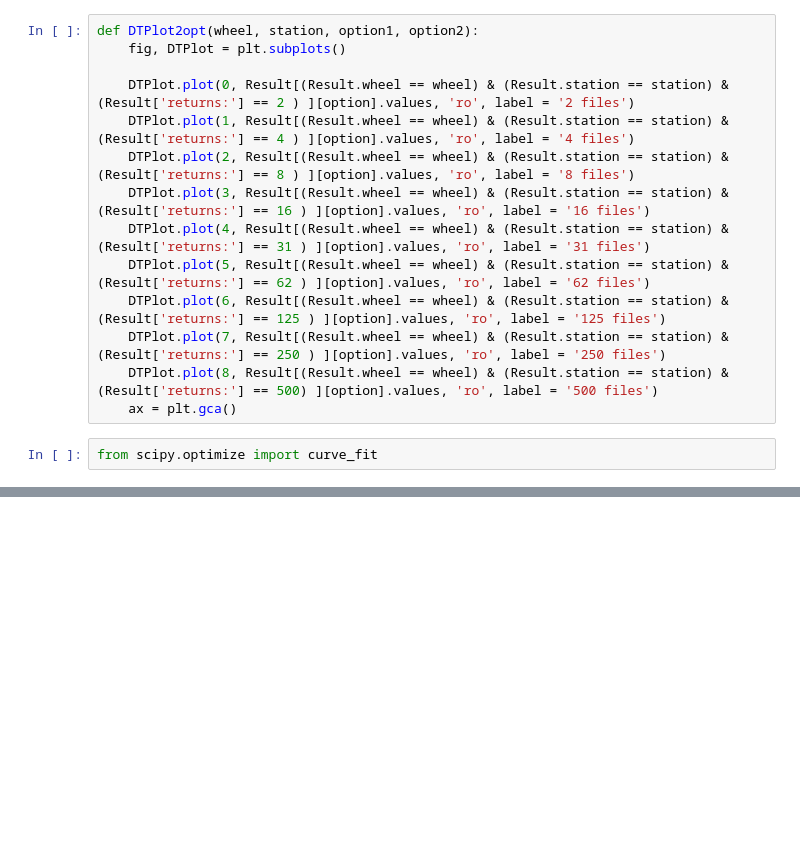
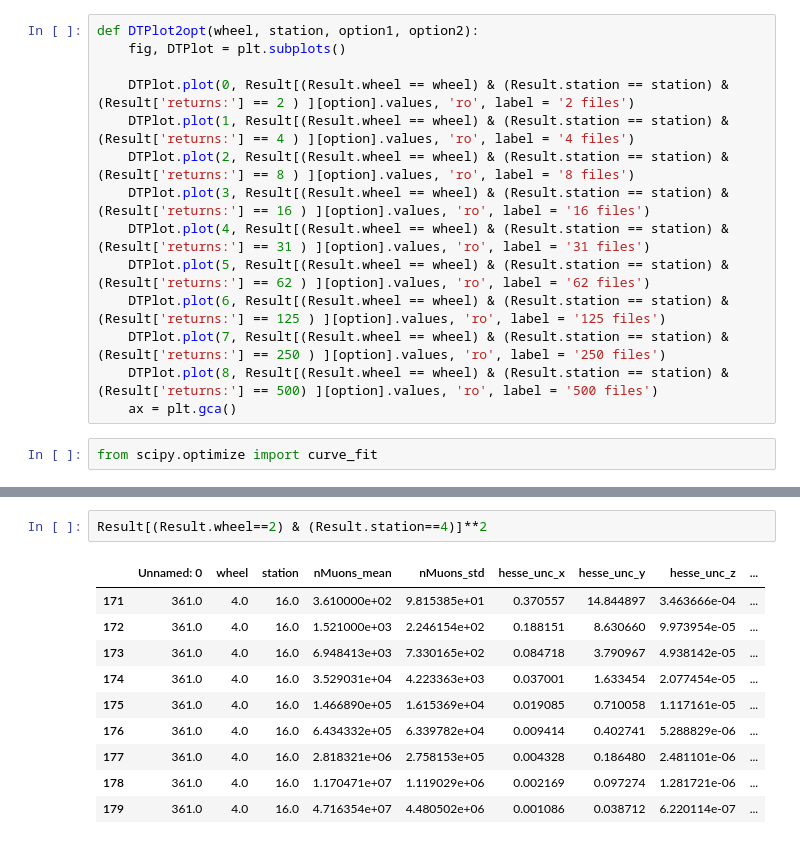
Before and after one commit to rymuelle/cern.cms.uncertainty_study_tools, a Jupyter notebook: dt_uncertainty.ipynb, the cells around one changed output, grey strips where cells are left out. Cells and saved outputs as stored; diff of their text form; blank space fills up the shorter version.

```diff
--- a/dt_uncertainty.ipynb
+++ b/dt_uncertainty.ipynb
@@ -179,0 +232,13 @@ a: -2.923896342987331 b: 3.433014101631548e-06
+# %%
+Result[(Result.wheel==2) & (Result.station==4)]**2
+# %% [output]
+|  | Unnamed: 0 | wheel | station | nMuons_mean | nMuons_std | hesse_unc_x | hesse_unc_y | hesse_unc_z | ... |
+| 171 | 361.0 | 4.0 | 16.0 | 3.610000e+02 | 9.815385e+01 | 0.370557 | 14.844897 | 3.463666e-04 | ... |
+| 172 | 361.0 | 4.0 | 16.0 | 1.521000e+03 | 2.246154e+02 | 0.188151 | 8.630660 | 9.973954e-05 | ... |
+| 173 | 361.0 | 4.0 | 16.0 | 6.948413e+03 | 7.330165e+02 | 0.084718 | 3.790967 | 4.938142e-05 | ... |
+| 174 | 361.0 | 4.0 | 16.0 | 3.529031e+04 | 4.223363e+03 | 0.037001 | 1.633454 | 2.077454e-05 | ... |
+| 175 | 361.0 | 4.0 | 16.0 | 1.466890e+05 | 1.615369e+04 | 0.019085 | 0.710058 | 1.117161e-05 | ... |
+| 176 | 361.0 | 4.0 | 16.0 | 6.434332e+05 | 6.339782e+04 | 0.009414 | 0.402741 | 5.288829e-06 | ... |
+| 177 | 361.0 | 4.0 | 16.0 | 2.818321e+06 | 2.758153e+05 | 0.004328 | 0.186480 | 2.481101e-06 | ... |
+| 178 | 361.0 | 4.0 | 16.0 | 1.170471e+07 | 1.119029e+06 | 0.002169 | 0.097274 | 1.281721e-06 | ... |
+| 179 | 361.0 | 4.0 | 16.0 | 4.716354e+07 | 4.480502e+06 | 0.001086 | 0.038712 | 6.220114e-07 | ... |
```
Also changed, not shown: parts of 10 cells of this notebook.
